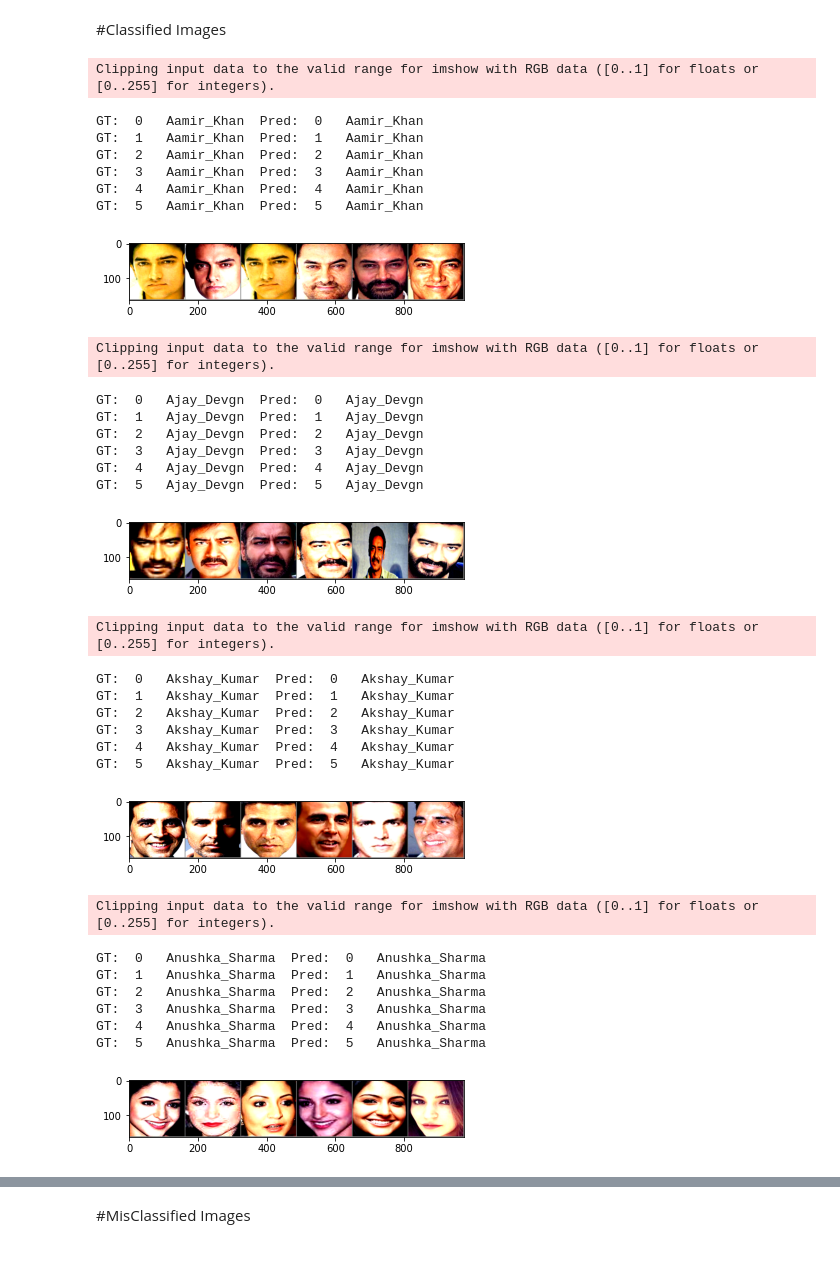
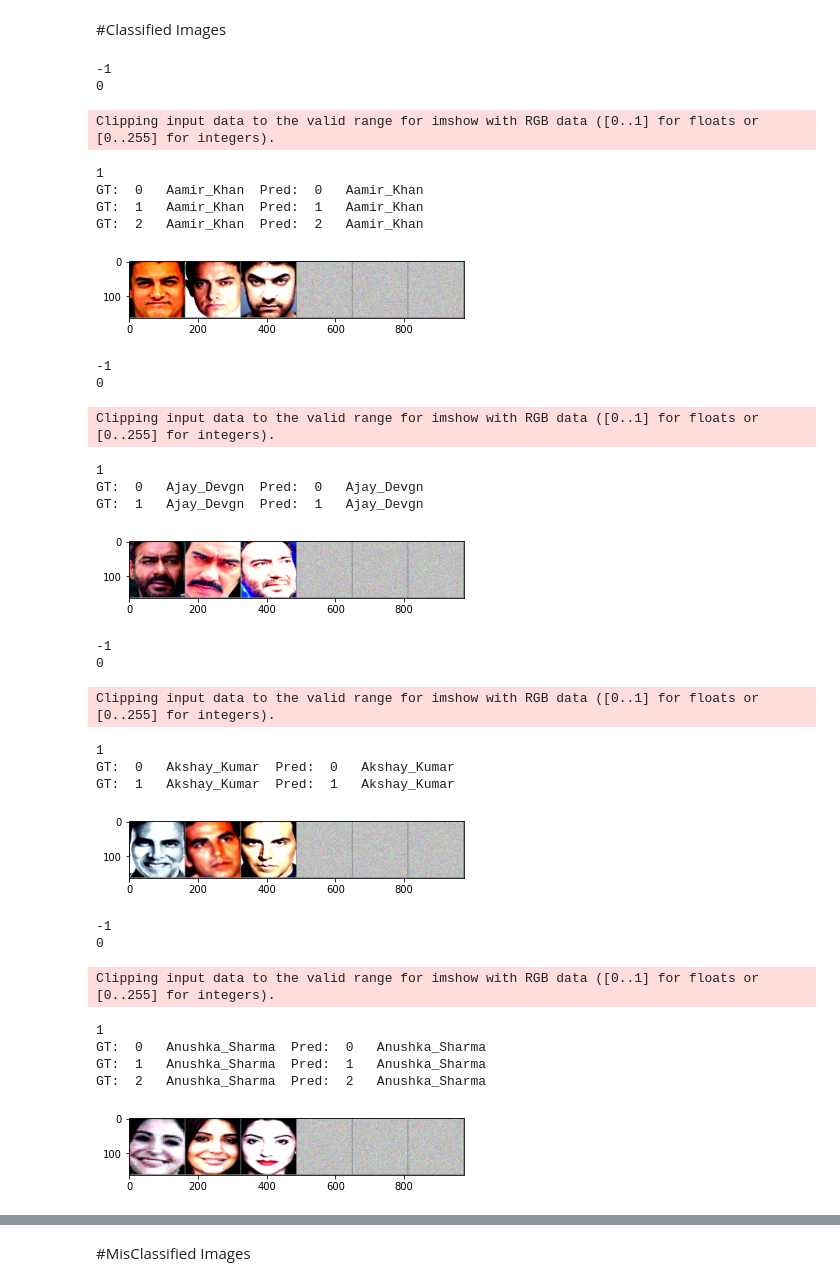
Before and after one commit to gdeotale/E4P2, a Jupyter notebook: Assignment4/Training/Main.ipynb, the cells around one changed output, grey strips where cells are left out. Cells and saved outputs as stored; diff of their text form; code cells hidden in the pictures; blank space fills up the shorter version.

```diff
--- a/Assignment4/Training/Main.ipynb
+++ b/Assignment4/Training/Main.ipynb
@@ -420,15 +437,16 @@ def fun(strings, testloaderx):
   label0 = {};
   pred0 = {};
   while(1):
-    if count0==5:
+    if count0>1:
       break
     images, labels = dataiter.next()
     outputs = loaded_compiled_model(images)
     _, predicted = torch.max(outputs, 1)
     j=0
-    for j in range(6):
+    for j in range(8):
       if classes[labels[j]] == strings:
-        if count0<10:
+        if count0<2:
+          print(count0)
           count0 = count0 + 1
           images0[count0] = images[j]
           label0[count0] = labels[j].numpy()
@@ -439,59 +457,57 @@ def fun(strings, testloaderx):
 # %%
 images0, label0, pred0 = fun('Aamir_Khan', testloader1)
 general_utils.imshow(torchvision.utils.make_grid(images0))
-for j in range(0, 6):
+for j in range(0, 3):
   print('GT: ', j, ' ', classes[label0[j]],' Pred: ', j, ' ', classes[pred0[j]])
 # %% [output]
-Clipping input data to the valid range for imshow with RGB data ([0..1] for floats or [0..255] for integers).
+-1
+0
-GT:  0   Aamir_Khan  Pred:  0   Aamir_Khan
-GT:  1   Aamir_Khan  Pred:  1   Aamir_Khan
-GT:  2   Aamir_Khan  Pred:  2   Aamir_Khan
-GT:  3   Aamir_Khan  Pred:  3   Aamir_Khan
-GT:  4   Aamir_Khan  Pred:  4   Aamir_Khan
-GT:  5   Aamir_Khan  Pred:  5   Aamir_Khan
+Clipping input data to the valid range for imshow with RGB data ([0..1] for floats or [0..255] for integers).
+1
+GT:  0   Aamir_Khan  Pred:  0   Aamir_Khan
+GT:  1   Aamir_Khan  Pred:  1   Aamir_Khan
+GT:  2   Aamir_Khan  Pred:  2   Aamir_Khan
-[figure, old version]
+[figure, new version]
 # %%
 images0, label0, pred0 = fun('Ajay_Devgn', testloader1)
 general_utils.imshow(torchvision.utils.make_grid(images0))
-for j in range(0, 6):
+for j in range(0, 2):
   print('GT: ', j, ' ', classes[label0[j]],' Pred: ', j, ' ', classes[pred0[j]])
 # %% [output]
-Clipping input data to the valid range for imshow with RGB data ([0..1] for floats or [0..255] for integers).
+-1
+0
-GT:  0   Ajay_Devgn  Pred:  0   Ajay_Devgn
-GT:  1   Ajay_Devgn  Pred:  1   Ajay_Devgn
-GT:  2   Ajay_Devgn  Pred:  2   Ajay_Devgn
-GT:  3   Ajay_Devgn  Pred:  3   Ajay_Devgn
-GT:  4   Ajay_Devgn  Pred:  4   Ajay_Devgn
-GT:  5   Ajay_Devgn  Pred:  5   Ajay_Devgn
+Clipping input data to the valid range for imshow with RGB data ([0..1] for floats or [0..255] for integers).
+1
+GT:  0   Ajay_Devgn  Pred:  0   Ajay_Devgn
+GT:  1   Ajay_Devgn  Pred:  1   Ajay_Devgn
-[figure, old version]
+[figure, new version]
 # %%
 images0, label0, pred0 = fun('Akshay_Kumar', testloader1)
 general_utils.imshow(torchvision.utils.make_grid(images0))
-for j in range(0, 6):
+for j in range(0, 2):
   print('GT: ', j, ' ', classes[label0[j]],' Pred: ', j, ' ', classes[pred0[j]])
 # %% [output]
-Clipping input data to the valid range for imshow with RGB data ([0..1] for floats or [0..255] for integers).
+-1
+0
-GT:  0   Akshay_Kumar  Pred:  0   Akshay_Kumar
-GT:  1   Akshay_Kumar  Pred:  1   Akshay_Kumar
-GT:  2   Akshay_Kumar  Pred:  2   Akshay_Kumar
-GT:  3   Akshay_Kumar  Pred:  3   Akshay_Kumar
-GT:  4   Akshay_Kumar  Pred:  4   Akshay_Kumar
-GT:  5   Akshay_Kumar  Pred:  5   Akshay_Kumar
+Clipping input data to the valid range for imshow with RGB data ([0..1] for floats or [0..255] for integers).
+1
+GT:  0   Akshay_Kumar  Pred:  0   Akshay_Kumar
+GT:  1   Akshay_Kumar  Pred:  1   Akshay_Kumar
-[figure, old version]
+[figure, new version]
 # %%
 images0, label0, pred0 = fun('Anushka_Sharma', testloader1)
 general_utils.imshow(torchvision.utils.make_grid(images0))
-for j in range(0, 6):
+for j in range(0, 3):
   print('GT: ', j, ' ', classes[label0[j]],' Pred: ', j, ' ', classes[pred0[j]])
 # %% [output]
-Clipping input data to the valid range for imshow with RGB data ([0..1] for floats or [0..255] for integers).
+-1
+0
-GT:  0   Anushka_Sharma  Pred:  0   Anushka_Sharma
-GT:  1   Anushka_Sharma  Pred:  1   Anushka_Sharma
-GT:  2   Anushka_Sharma  Pred:  2   Anushka_Sharma
-GT:  3   Anushka_Sharma  Pred:  3   Anushka_Sharma
-GT:  4   Anushka_Sharma  Pred:  4   Anushka_Sharma
-GT:  5   Anushka_Sharma  Pred:  5   Anushka_Sharma
+Clipping input data to the valid range for imshow with RGB data ([0..1] for floats or [0..255] for integers).
+1
+GT:  0   Anushka_Sharma  Pred:  0   Anushka_Sharma
+GT:  1   Anushka_Sharma  Pred:  1   Anushka_Sharma
+GT:  2   Anushka_Sharma  Pred:  2   Anushka_Sharma
-[figure, old version]
+[figure, new version]
 # %%
 images0, label0, pred0 = fun('Deepika_Padukone', testloader1)
 general_utils.imshow(torchvision.utils.make_grid(images0))
```
Also changed, not shown: parts of 23 cells of this notebook, 7 other files.
